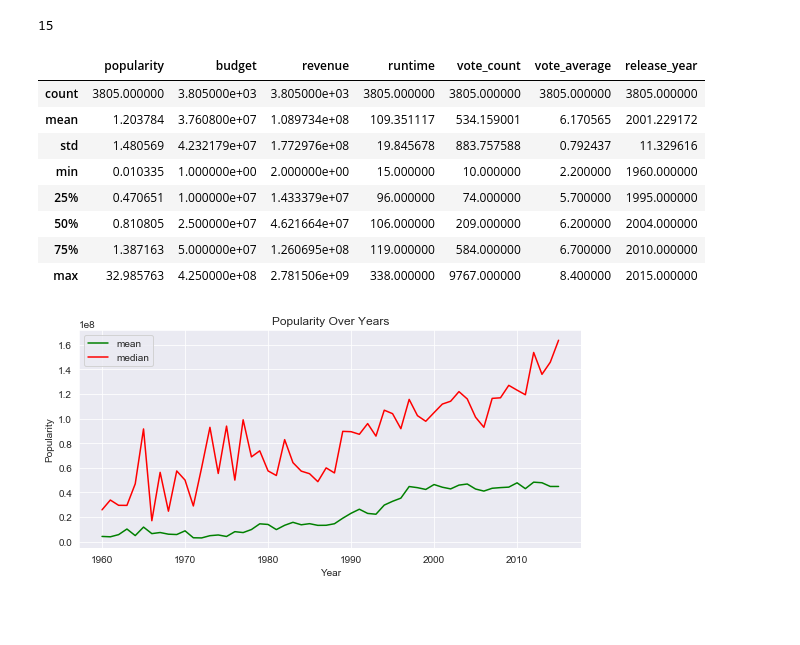
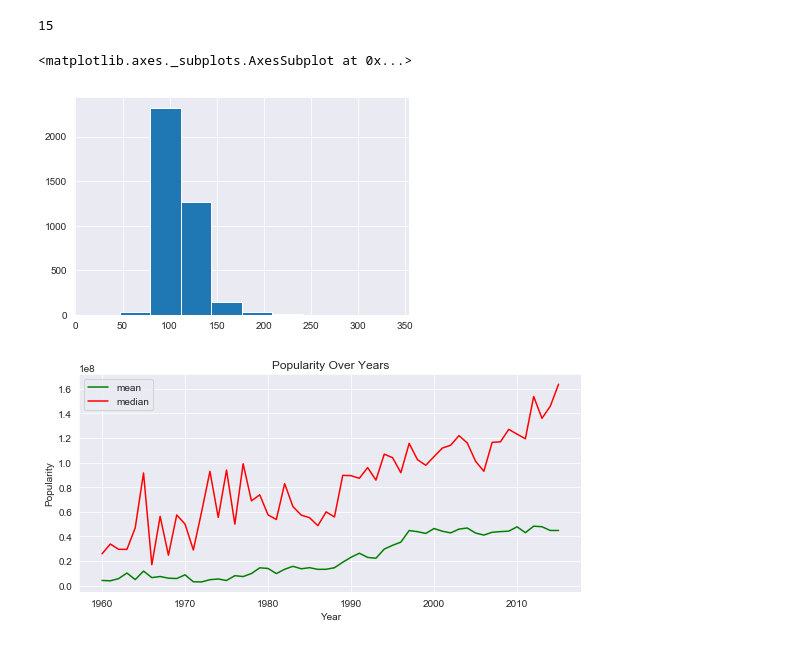
Before and after one commit to Steve-Choi/DAND, a Jupyter notebook: tmdb_project.ipynb, the cells around one changed output. Drawn from its saved outputs; the diff is of its cells as text; code cells hidden in the pictures; blank space fills up the shorter version.

```diff
--- a/tmdb_project.ipynb
+++ b/tmdb_project.ipynb
@@ -444,18 +419,11 @@ find_extrema('runtime')
 df.runtime.min()
 # %% [output]
 15
-# %%
-df.describe()
-# %% [output]
-|  | popularity | budget | revenue | runtime | vote_count | vote_average | release_year |
-| count | 3805.000000 | 3.805000e+03 | 3.805000e+03 | 3805.000000 | 3805.000000 | 3805.000000 | 3805.000000 |
-| mean | 1.203784 | 3.760800e+07 | 1.089734e+08 | 109.351117 | 534.159001 | 6.170565 | 2001.229172 |
-| std | 1.480569 | 4.232179e+07 | 1.772976e+08 | 19.845678 | 883.757588 | 0.792437 | 11.329616 |
-| min | 0.010335 | 1.000000e+00 | 2.000000e+00 | 15.000000 | 10.000000 | 2.200000 | 1960.000000 |
-| 25% | 0.470651 | 1.000000e+07 | 1.433379e+07 | 96.000000 | 74.000000 | 5.700000 | 1995.000000 |
-| 50% | 0.810805 | 2.500000e+07 | 4.621664e+07 | 106.000000 | 209.000000 | 6.200000 | 2004.000000 |
-| 75% | 1.387163 | 5.000000e+07 | 1.260695e+08 | 119.000000 | 584.000000 | 6.700000 | 2010.000000 |
-| max | 32.985763 | 4.250000e+08 | 2.781506e+09 | 338.000000 | 9767.000000 | 8.400000 | 2015.000000 |
+# %%
+df['runtime'].hist()
+# %% [output]
+<matplotlib.axes._subplots.AxesSubplot at 0x...>
+[figure, added]
 # %%
 df_mean = df.groupby('release_year').mean()[['budget','revenue']]
 # %%
```
Also changed, not shown: parts of 16 cells of this notebook.
